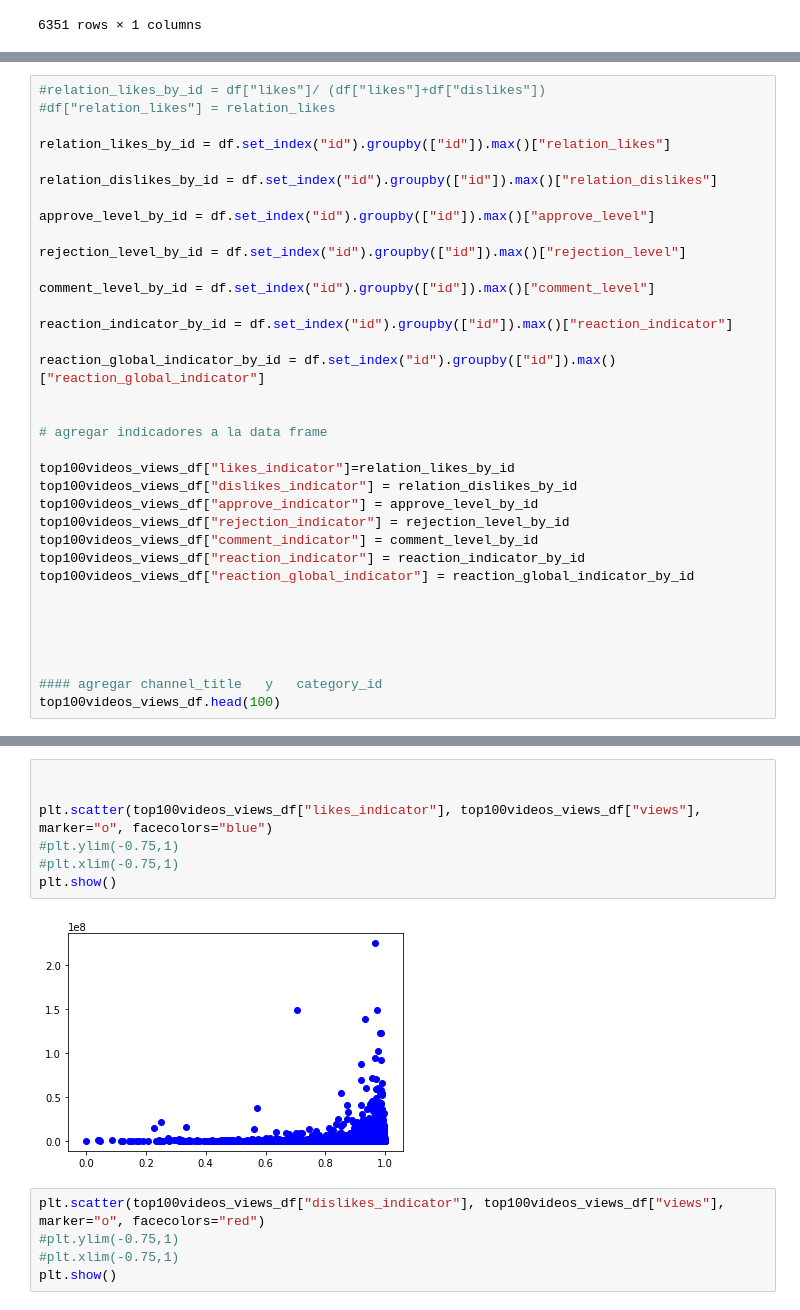
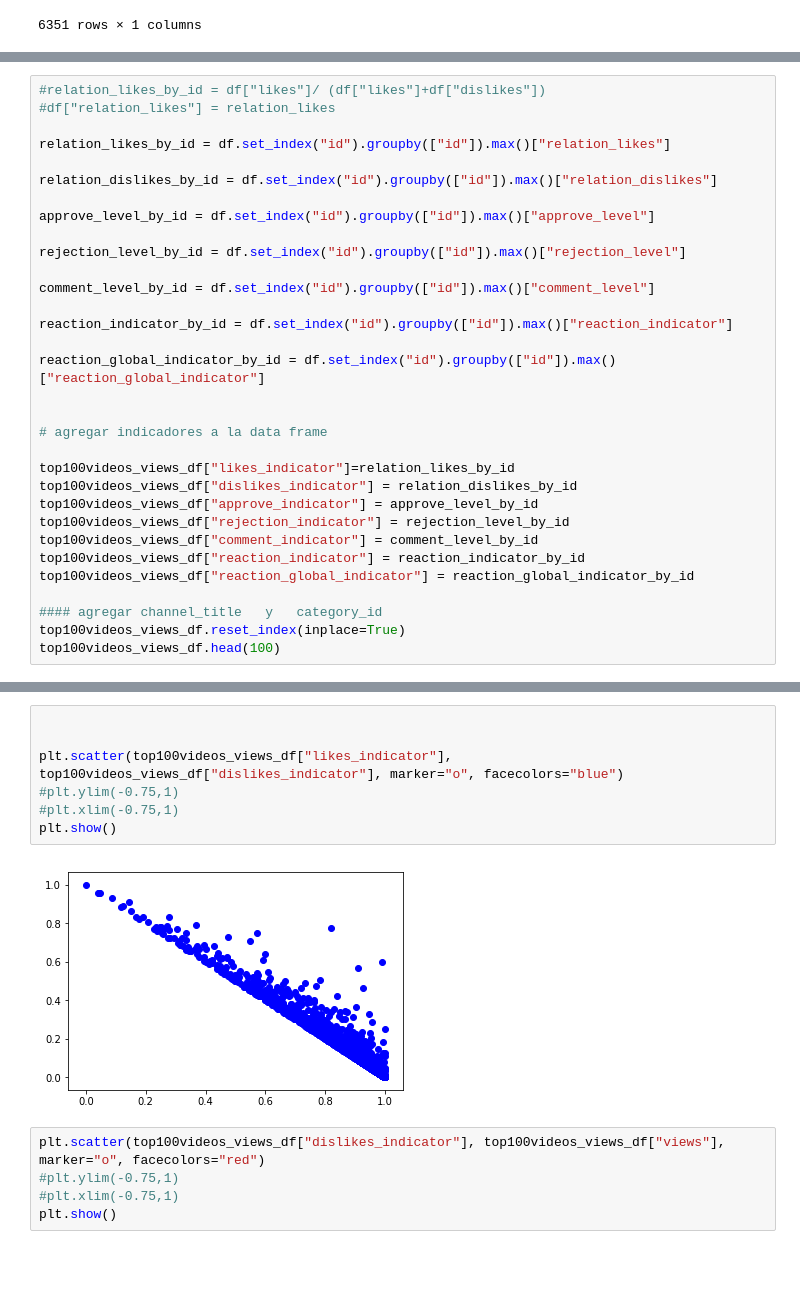
Before and after one commit to CaroMuizzi/Success-on-YouTube-Channels, a Jupyter notebook: Trending_videos.ipynb, the cells around one changed output, grey strips where cells are left out. Drawn from its saved outputs; the diff is of its cells as text; blank space fills up the shorter version.

```diff
--- a/Trending_videos.ipynb
+++ b/Trending_videos.ipynb
@@ -325,10 +310,7 @@ top100videos_views_df["comment_indicator"] = comment_level_by_id
 top100videos_views_df["reaction_indicator"] = reaction_indicator_by_id
 top100videos_views_df["reaction_global_indicator"] = reaction_global_indicator_by_id
 
-
-
-
-
 #### agregar channel_title   y   category_id
+top100videos_views_df.reset_index(inplace=True)
 top100videos_views_df.head(100)
 # %% [output]
@@ -354,12 +335,12 @@ top100videos_views_df.head(100)
 # %%
 
 
-plt.scatter(top100videos_views_df["likes_indicator"], top100videos_views_df["views"], marker="o", facecolors="blue")
+plt.scatter(top100videos_views_df["likes_indicator"], top100videos_views_df["dislikes_indicator"], marker="o", facecolors="blue")
 #plt.ylim(-0.75,1)
 #plt.xlim(-0.75,1)
 plt.show()
 # %% [output]
-[figure, old version]
+[figure, new version]
 # %%
 plt.scatter(top100videos_views_df["dislikes_indicator"], top100videos_views_df["views"], marker="o", facecolors="red")
 #plt.ylim(-0.75,1)
```
Also changed, not shown: parts of 4 cells of this notebook.
